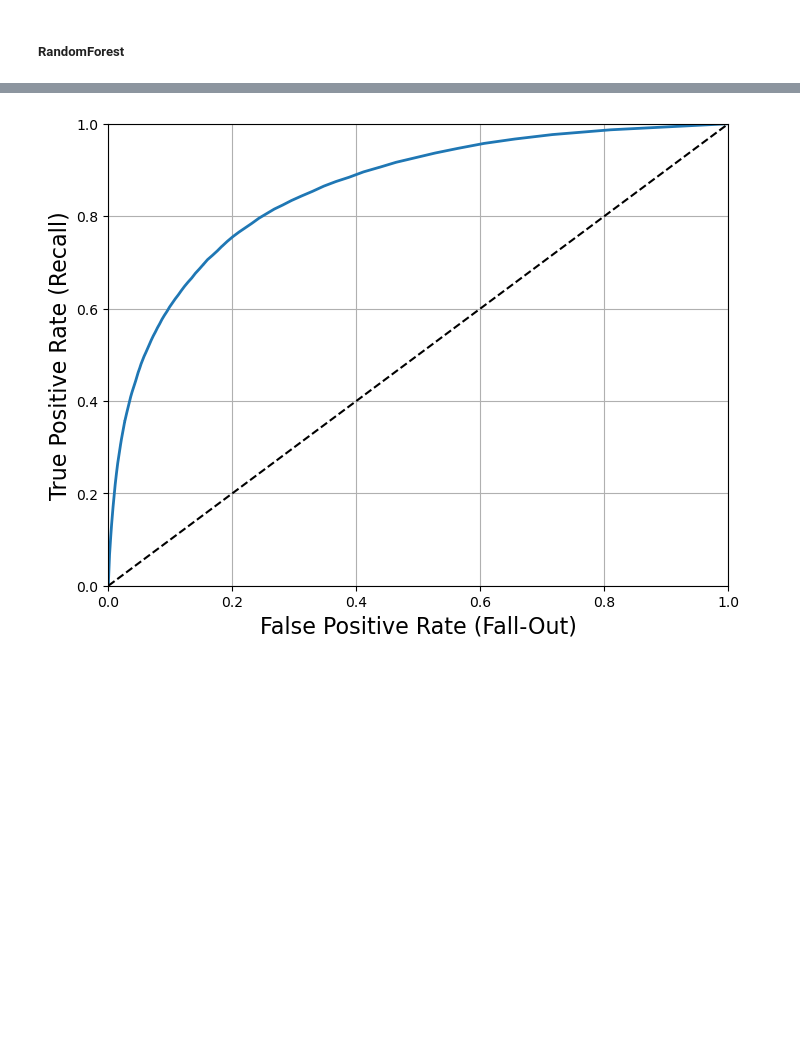
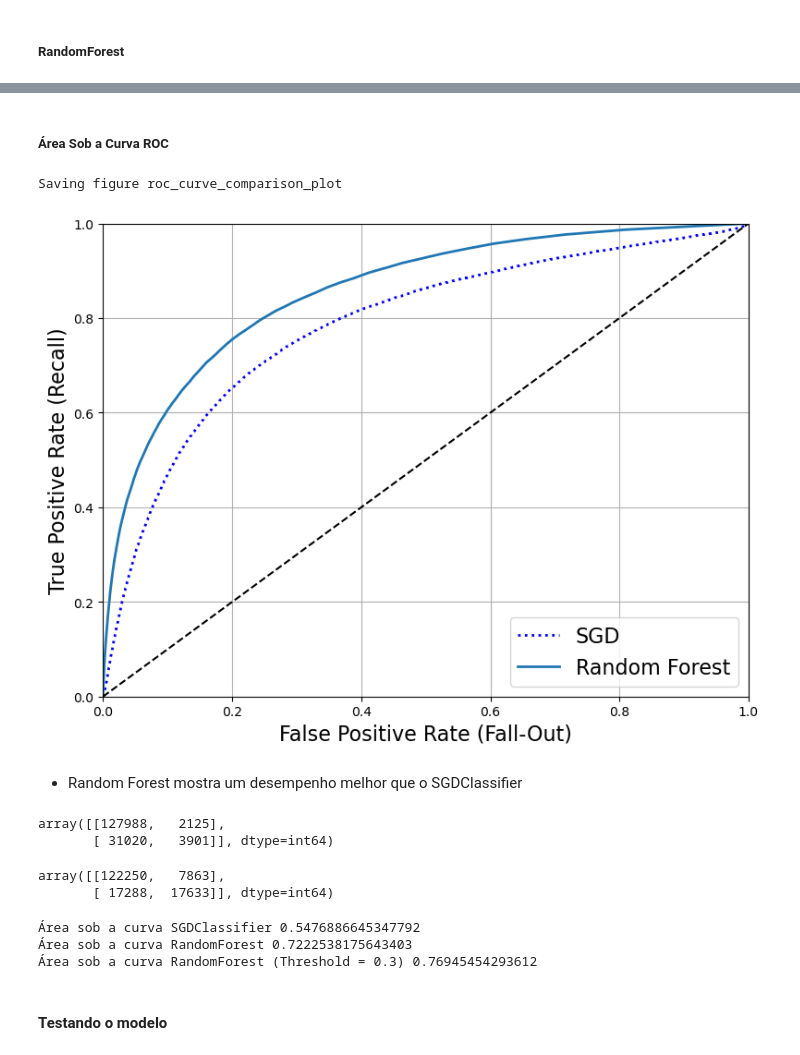
Before and after one commit to ordepzero/bank_churn_problem, a Jupyter notebook: bank_churn_problem.ipynb, the cells around one changed output, grey strips where cells are left out. Saved outputs shown, nothing was run; the diff lists cells and outputs as text; code cells hidden in the pictures; blank space fills up the shorter version.

```diff
--- a/bank_churn_problem.ipynb
+++ b/bank_churn_problem.ipynb
@@ -403,0 +434,4 @@ array([[127988,   2125],
+# %%
+y_sgd_scores = cross_val_predict(sgd_clf, X_train, y_train, cv=skfolds,method="decision_function")
+# %%
+fpr_sgd, tpr_sgd, thresholds_sgd = roc_curve(y_train, y_sgd_scores)
@@ -432,3 +533,5 @@ from sklearn.metrics import roc_auc_score
+# %% [markdown]
+##### Área Sob a Curva ROC
 # %%
 def plot_roc_curve(fpr, tpr, label=None):
     plt.plot(fpr, tpr, linewidth=2, label=label)
@@ -442,6 +545,34 @@ y_scores_forest = y_probas_forest[:, 1] # score = proba of positive class
 fpr_forest, tpr_forest, thresholds_forest = roc_curve(y_train,y_scores_forest)
-# %%
-plt.figure(figsize=(8, 6))
-plot_roc_curve(fpr_forest, tpr_forest, "Random Forest")
-# %% [output]
-[figure, removed]
+# %%
+plt.figure(figsize=(8, 6))
+plt.plot(fpr_sgd, tpr_sgd, "b:", linewidth=2, label="SGD")
+plot_roc_curve(fpr_forest, tpr_forest, "Random Forest")
+plt.grid(True)
+plt.legend(loc="lower right", fontsize=16)
+save_fig("roc_curve_comparison_plot")
+plt.show()
+# %% [output]
+Saving figure roc_curve_comparison_plot
+[figure, added]
+# %% [markdown]
+- Random Forest mostra um desempenho melhor que o SGDClassifier
+# %%
+confusion_matrix(y_train, y_train_pred)
+# %% [output]
+array([[127988,   2125],
+       [ 31020,   3901]], dtype=int64)
+# %%
+confusion_matrix(y_train, y_pred_forest)
+# %% [output]
+array([[122250,   7863],
+       [ 17288,  17633]], dtype=int64)
+# %%
+print("Área sob a curva SGDClassifier", roc_auc_score(y_train, y_train_pred))
+print("Área sob a curva RandomForest", roc_auc_score(y_train, y_pred_forest))
+print("Área sob a curva RandomForest (Threshold = 0.3)", roc_auc_score(y_train, y_pred_forest_th))
+# %% [output]
+Área sob a curva SGDClassifier 0.5476886645347792
+Área sob a curva RandomForest 0.7222538175643403
+Área sob a curva RandomForest (Threshold = 0.3) 0.76945454293612
+# %% [markdown]
+#### Testando o modelo
```
Also changed, not shown: parts of 29 cells of this notebook, 2 other files.
